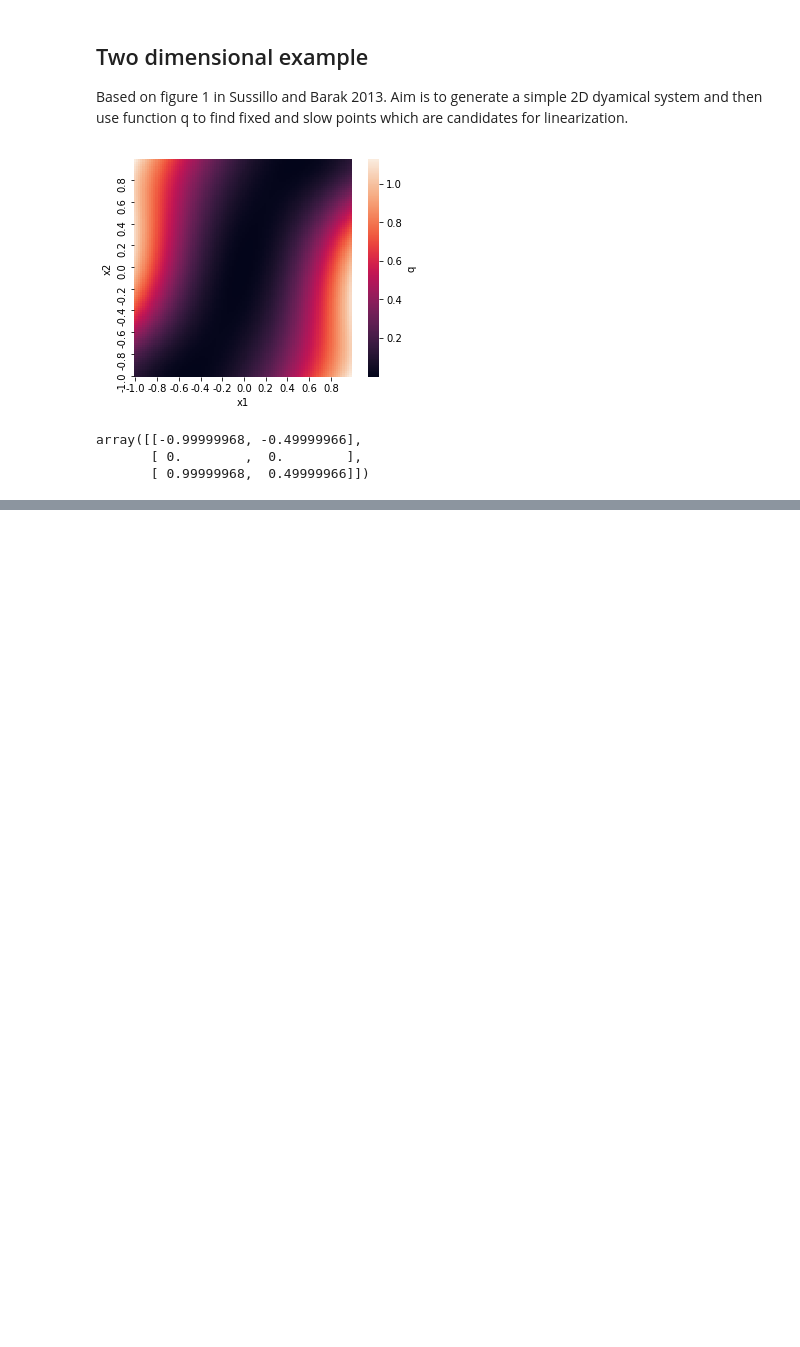
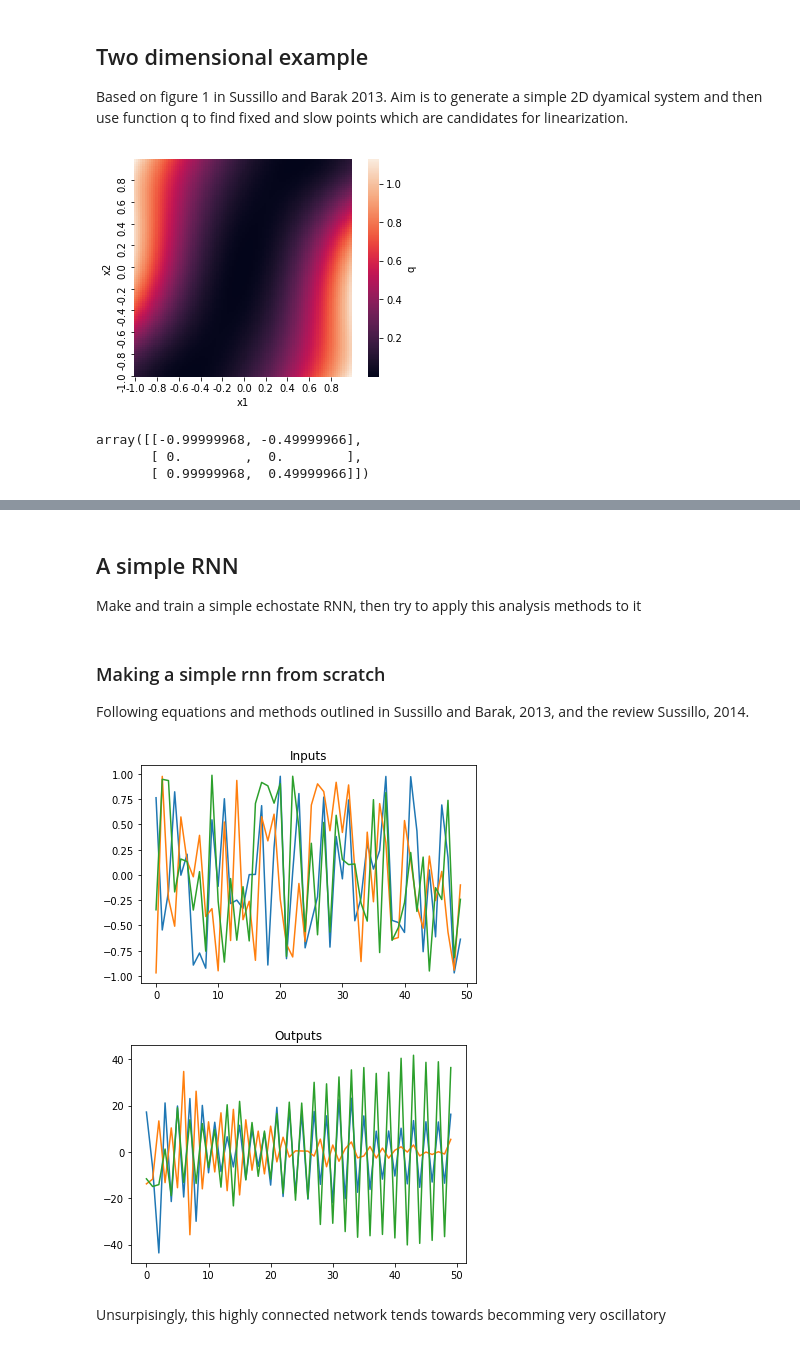
Before and after one commit to martharobinson/exploring_rnns, a Jupyter notebook: sussillo_barak_2013_worked_examples.ipynb, the cells around one changed output, grey strips where cells are left out. Cells and saved outputs as stored; diff of their text form; code cells hidden in the pictures; blank space fills up the shorter version.

Commit message:
implemented simple rnn

```diff
--- a/sussillo_barak_2013_worked_examples.ipynb
+++ b/sussillo_barak_2013_worked_examples.ipynb
@@ -84,0 +85,6 @@ plt.show(plot)
+# %% [markdown]
+## A simple RNN
+Make and train a simple echostate RNN, then try to apply this analysis methods to it
+# %% [markdown]
+### Making a simple rnn from scratch
+Following equations and methods outlined in Sussillo and Barak, 2013,  and the review Sussillo, 2014.
@@ -84,0 +139,40 @@ plt.show(plot)
+# %%
+# initialize the rnn
+N = 1000 # number of neurons
+Nu = 3 # number of input neurons
+Nz = 3 # number of output neurons
+x = np.random.random(N,)
+J = -1 + 2*np.random.random([N,N])
+B = -1 + 2*np.random.random([N,Nu])
+u = np.array([0,0,0])
+Wfb = -1 + 2*np.random.random([N,Nz])
+W = -1 + 2*np.random.random([N,Nz])
+
+network = create_rnn(x,J,B,u,Wfb,W,N,Nu,Nz)
+# %%
+#re-initialzie rnn to "clean" state
+network = create_rnn(x,J,B,u,Wfb,W,N,Nu,Nz)
+
+# quickly test by giving the networks some inputs and plotting some outputs
+t = np.arange(0,50)
+# input random noise between -1 and 1
+inputs = -1 + 2*np.random.random([3,50])
+# initialzise holder for outputs
+outputs = np.zeros([3,50])
+
+for i in t:
+    network.u = inputs[:,i]
+    rnn_update(network)
+    outputs[:,i] = network.z
+
+plt.plot(np.transpose(inputs))
+plt.title('Inputs')
+plt.show()
+plt.plot(np.transpose(outputs))
+plt.title('Outputs')
+plt.show()
+# %% [output]
+[figure, added]
+[figure, added]
+# %% [markdown]
+Unsurpisingly, this highly connected network tends towards becomming very oscillatory
```
Also changed, not shown: parts of 3 cells of this notebook.
